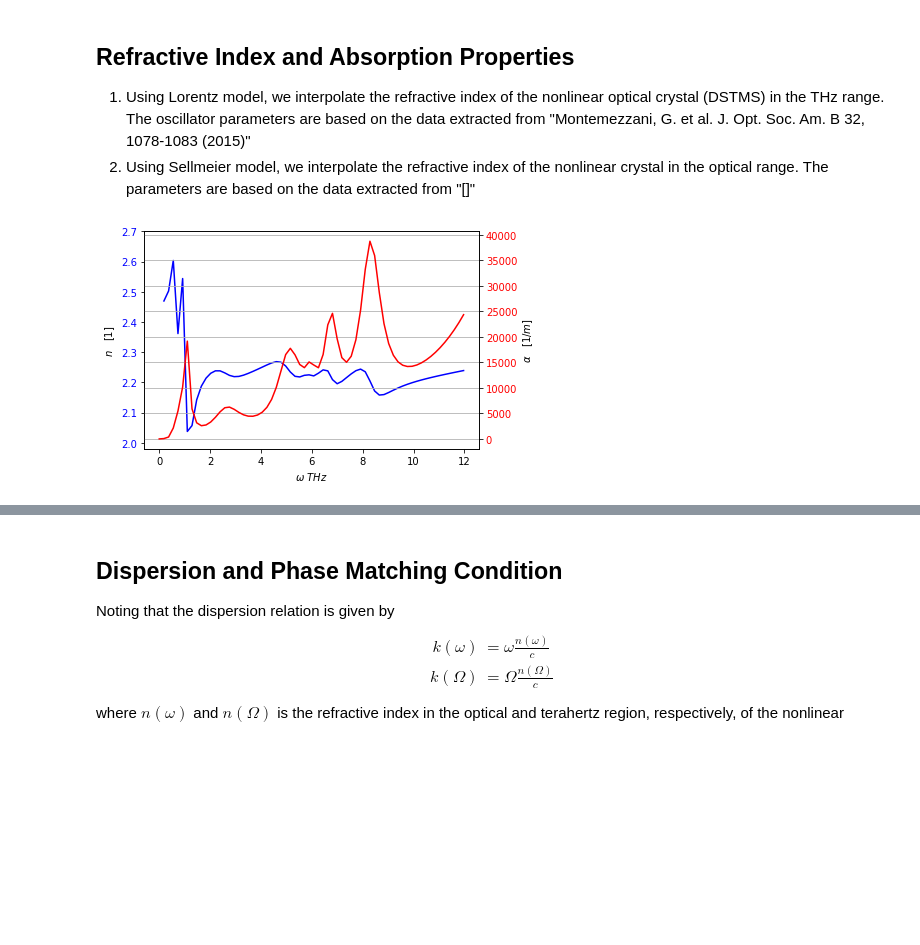
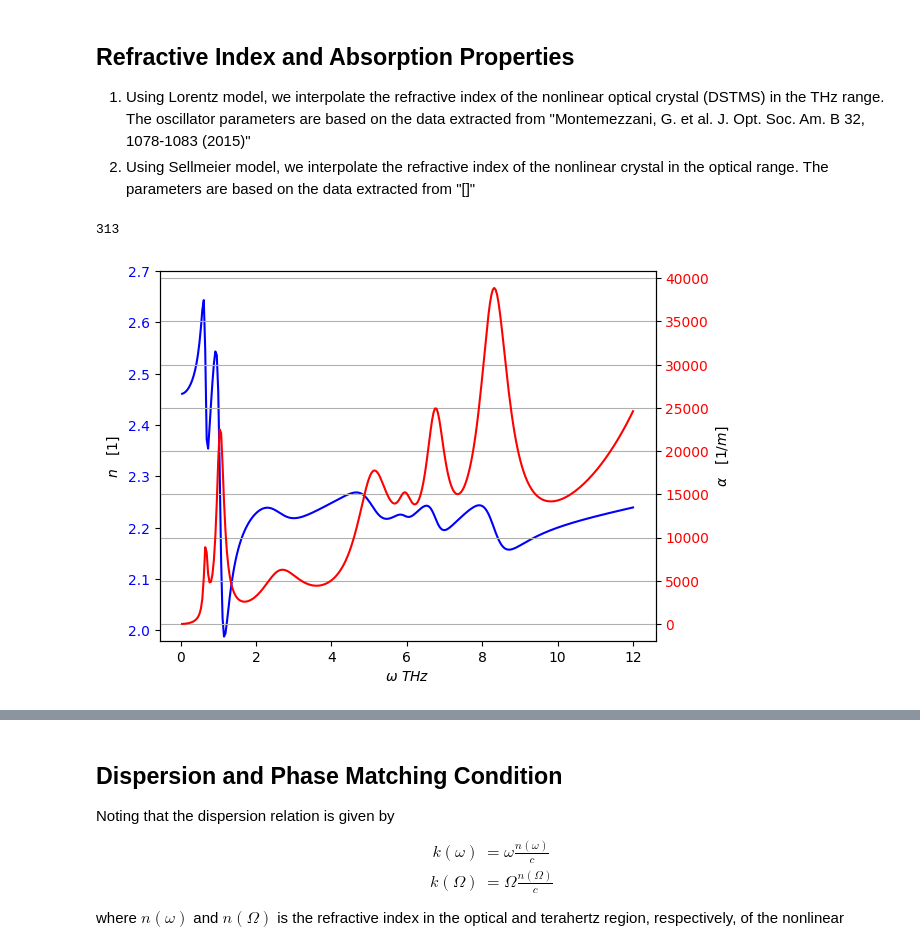
Before and after one commit to p-engel/nonlinear_optics, a Jupyter notebook: optical_rectification/analysis.ipynb, the cells around one changed output, grey strips where cells are left out. Drawn from its saved outputs; the diff is of its cells as text; code cells hidden in the pictures; blank space fills up the shorter version.

```diff
--- a/optical_rectification/analysis.ipynb
+++ b/optical_rectification/analysis.ipynb
@@ -64,7 +64,7 @@ w0 = definitions.c / 1468e-9 *1e-12  # [THz]
 t_fwhm = 75e-15 * 1e12  # [ps]
 E0 = 5.4315195283 * 1e8  # [V/m]
 pulse = definitions.Gaussian(w0=w0, t_fwhm=t_fwhm, E0=E0)
-w = np.linspace((w0 - 3*pulse.delta), (w0 + 3*pulse.delta), 2**10)  # [THz] domain
+w = np.linspace((w0 - 2.5*pulse.delta), (w0 + 2.5*pulse.delta), 2**12)  # [THz] domain
 
 fig1, ax = plt.subplots()
 ax.plot(w, pulse.field_w(w), 'r')
@@ -124,29 +128,27 @@ plt.grid(True)
 # %%
 # Visualize refractive index in THz region
 fig3, ax3 = plt.subplots()
 
-# # Ω = np.linspace(1e-12, 12, 2**9)  # [THz]
-# Ω_f = 12; iΩ_f = np.argmin(np.abs(Ω - Ω_f))  # [THz]
-# Ω = Ω[:iΩ_f]  # [THz]
-dw = w[1] - w[0]
-M = 12; m_max = int(M / dw)
-mvals = np.arange(0, m_max + 1)
+Ω_max = 12; m_max = int(Ω_max / dw)
+mvals = np.arange(1, m_max + 1)
+print(len(mvals))
 Ω = mvals * dw
 index_Ω = definitions.Index(Ω);
 n_thz = index_Ω.n()
 
 ax3.plot(Ω, n_thz, 'b')
 ax3.set_xlabel(r'$\omega$ $THz$')
 ax3.set_ylabel(r"$n \quad [1]$")
 ax3.set_ylim(1.98, 2.7)
 ax3.tick_params(axis='y',labelcolor='b')
 ax4 = ax3.twinx()  # Create a second axes object that shares the same x-axis
 ax4.plot(Ω, index_Ω.alpha(), 'r')
 ax4.set_ylabel(r"$\alpha \quad [1/m]$")
 ax4.tick_params(axis='y',labelcolor='r')
 plt.grid(True)
 # %% [output]
+313
-[figure, old version]
+[figure, new version]
 # %%
 # Visualize refractive index in Optical region
 fig5, ax5 = plt.subplots()
```
Also changed, not shown: parts of 10 cells of this notebook, 3 other files.
